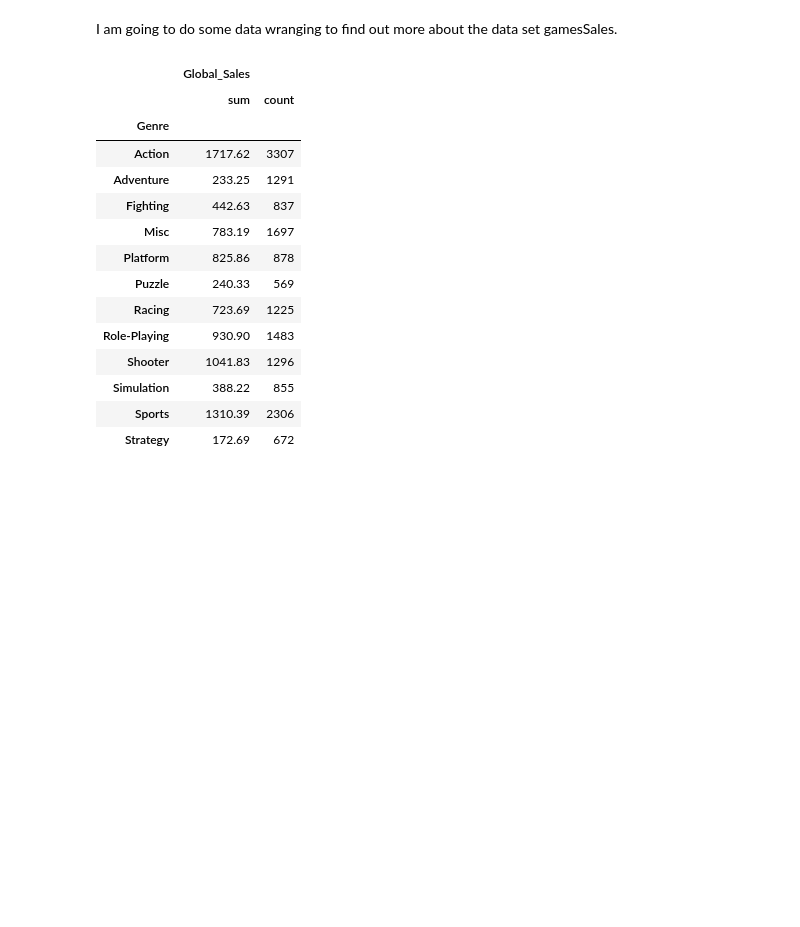
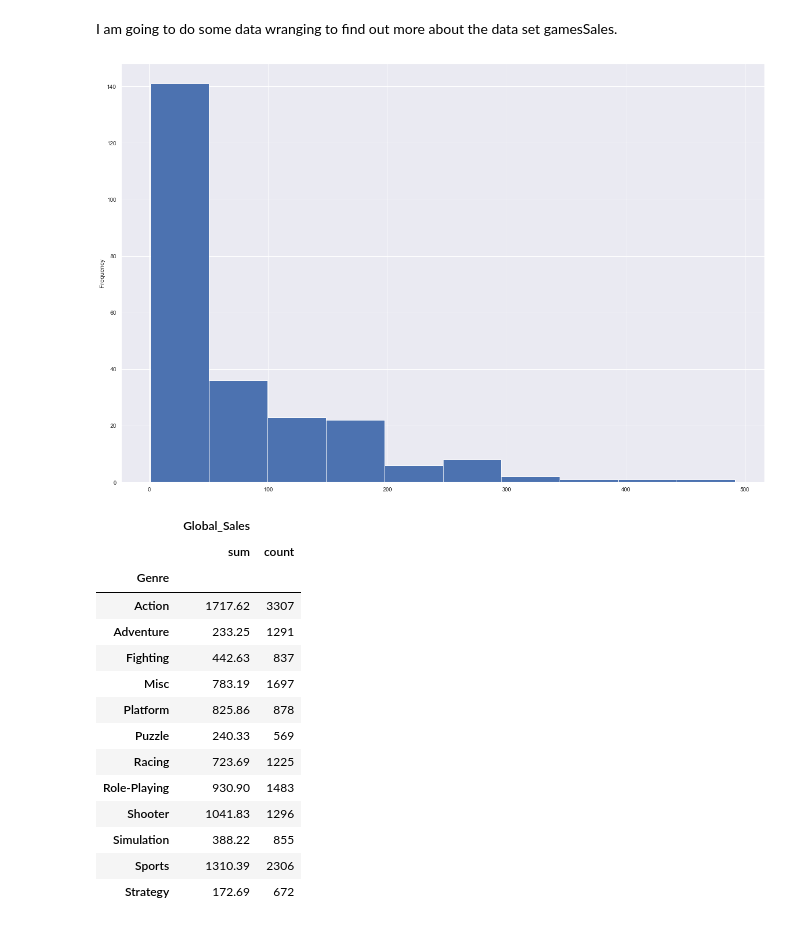
Before and after one commit to rejohnsonjr/Springboard_DS_Track, a Jupyter notebook: Games_Sales.ipynb, the cells around one changed output. Cells and saved outputs as stored; diff of their text form; code cells hidden in the pictures; blank space fills up the shorter version.

```diff
--- a/Games_Sales.ipynb
+++ b/Games_Sales.ipynb
@@ -148,7 +147,9 @@ I am going to do some data wranging to find out more about the data set gamesSal
 # %%
 # Number of games released by each platform per year in this data set
 
-gamesSales.groupby('Platform')['Year_of_Release'].value_counts()
+gamesSales.groupby('Platform')['Year_of_Release'].value_counts().plot(kind='hist',figsize = (20,15));
+# %% [output]
+[figure, added]
 # %%
 # Total Sale per genre over the life of the data set
 gamesSales.groupby('Genre').agg({'Global_Sales': ['sum','count'] })
```
Also changed, not shown: parts of 17 cells of this notebook.
